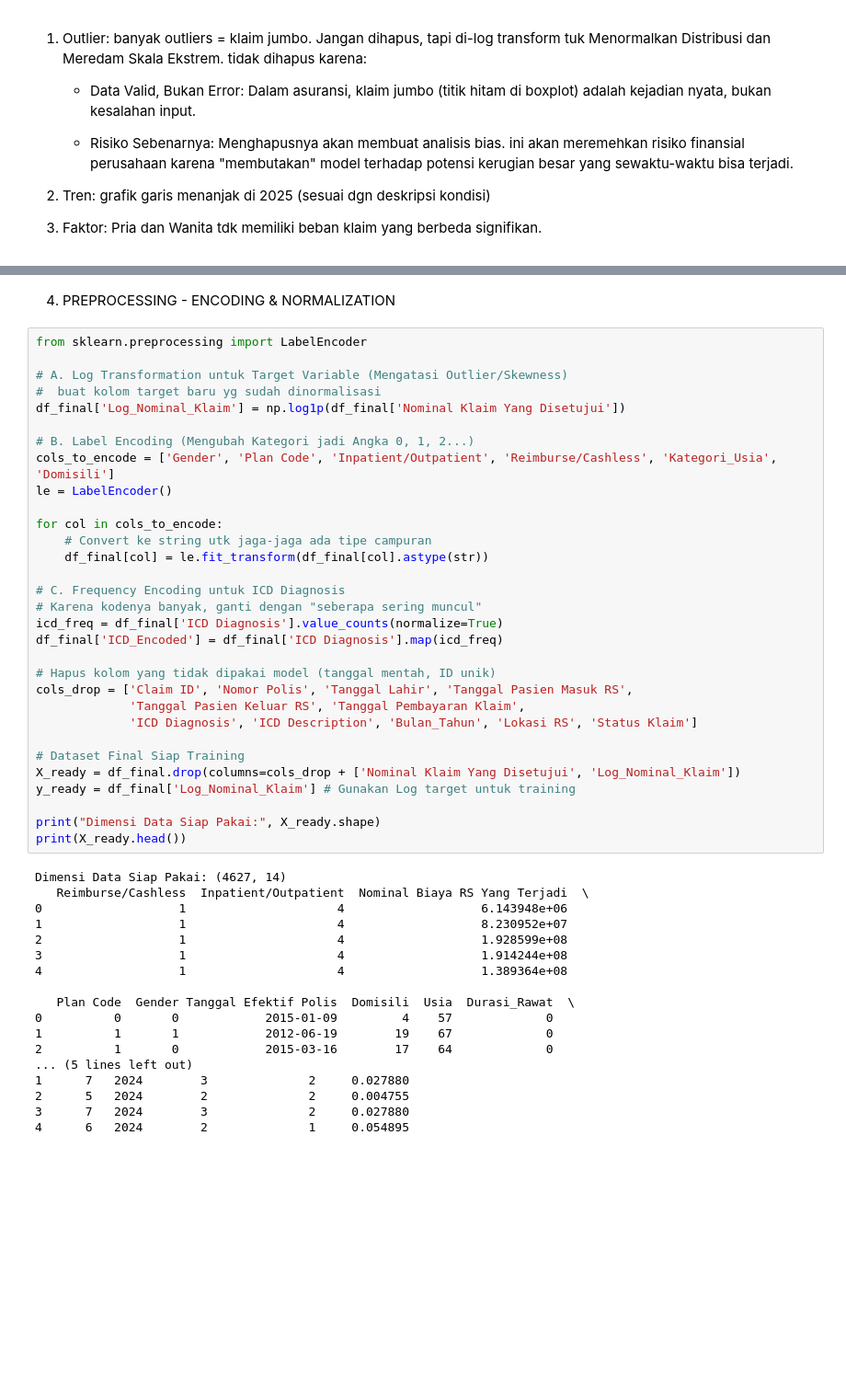
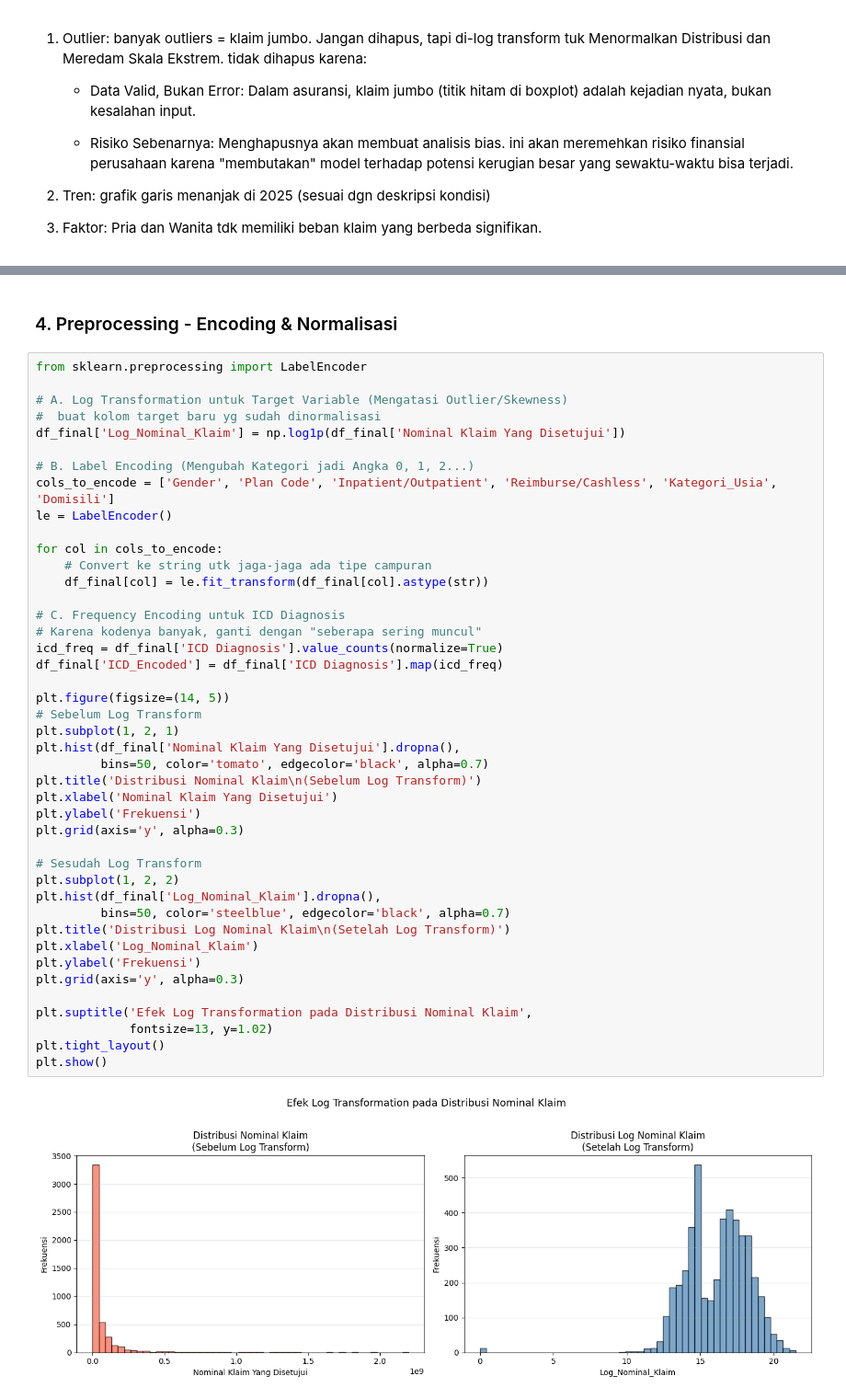
Before and after one commit to danwoy21/data-science-competition, a Jupyter notebook: main.ipynb, the cells around one changed output, grey strips where cells are left out. Shown at 92% size. Drawn from its saved outputs; the diff is of its cells as text; blank space fills up the shorter version.

```diff
--- a/main.ipynb
+++ b/main.ipynb
@@ -336,51 +640,47 @@ df_final['Kategori_Usia'] = pd.cut(df_final['Usia'], bins=[0, 18, 60, 100], labe
 # %% [markdown]
-4. PREPROCESSING - ENCODING & NORMALIZATION
+### 4. Preprocessing - Encoding & Normalisasi
 # %%
 from sklearn.preprocessing import LabelEncoder
 
 # A. Log Transformation untuk Target Variable (Mengatasi Outlier/Skewness)
 #  buat kolom target baru yg sudah dinormalisasi
 df_final['Log_Nominal_Klaim'] = np.log1p(df_final['Nominal Klaim Yang Disetujui'])
 
 # B. Label Encoding (Mengubah Kategori jadi Angka 0, 1, 2...)
 cols_to_encode = ['Gender', 'Plan Code', 'Inpatient/Outpatient', 'Reimburse/Cashless', 'Kategori_Usia', 'Domisili']
 le = LabelEncoder()
 
 for col in cols_to_encode:
     # Convert ke string utk jaga-jaga ada tipe campuran
     df_final[col] = le.fit_transform(df_final[col].astype(str))
 
 # C. Frequency Encoding untuk ICD Diagnosis
 # Karena kodenya banyak, ganti dengan "seberapa sering muncul"
 icd_freq = df_final['ICD Diagnosis'].value_counts(normalize=True)
 df_final['ICD_Encoded'] = df_final['ICD Diagnosis'].map(icd_freq)
 
-# Hapus kolom yang tidak dipakai model (tanggal mentah, ID unik)
-cols_drop = ['Claim ID', 'Nomor Polis', 'Tanggal Lahir', 'Tanggal Pasien Masuk RS',
-             'Tanggal Pasien Keluar RS', 'Tanggal Pembayaran Klaim',
-             'ICD Diagnosis', 'ICD Description', 'Bulan_Tahun', 'Lokasi RS', 'Status Klaim']
+plt.figure(figsize=(14, 5))
+# Sebelum Log Transform
+plt.subplot(1, 2, 1)
+plt.hist(df_final['Nominal Klaim Yang Disetujui'].dropna(),
+         bins=50, color='tomato', edgecolor='black', alpha=0.7)
+plt.title('Distribusi Nominal Klaim\n(Sebelum Log Transform)')
+plt.xlabel('Nominal Klaim Yang Disetujui')
+plt.ylabel('Frekuensi')
+plt.grid(axis='y', alpha=0.3)
 
-# Dataset Final Siap Training
-X_ready = df_final.drop(columns=cols_drop + ['Nominal Klaim Yang Disetujui', 'Log_Nominal_Klaim'])
-y_ready = df_final['Log_Nominal_Klaim'] # Gunakan Log target untuk training
+# Sesudah Log Transform
+plt.subplot(1, 2, 2)
+plt.hist(df_final['Log_Nominal_Klaim'].dropna(),
+         bins=50, color='steelblue', edgecolor='black', alpha=0.7)
+plt.title('Distribusi Log Nominal Klaim\n(Setelah Log Transform)')
+plt.xlabel('Log_Nominal_Klaim')
+plt.ylabel('Frekuensi')
+plt.grid(axis='y', alpha=0.3)
 
-print("Dimensi Data Siap Pakai:", X_ready.shape)
-print(X_ready.head())
+plt.suptitle('Efek Log Transformation pada Distribusi Nominal Klaim',
+             fontsize=13, y=1.02)
+plt.tight_layout()
+plt.show()
 # %% [output]
-Dimensi Data Siap Pakai: (4627, 14)
-   Reimburse/Cashless  Inpatient/Outpatient  Nominal Biaya RS Yang Terjadi  \
-0                   1                     4                   6.143948e+06
-1                   1                     4                   8.230952e+07
-2                   1                     4                   1.928599e+08
-3                   1                     4                   1.914244e+08
-4                   1                     4                   1.389364e+08
-
-   Plan Code  Gender Tanggal Efektif Polis  Domisili  Usia  Durasi_Rawat  \
-0          0       0            2015-01-09         4    57             0
-1          1       1            2012-06-19        19    67             0
-2          1       0            2015-03-16        17    64             0
-... (5 lines left out)
-1      7   2024        3              2     0.027880
-2      5   2024        2              2     0.004755
-3      7   2024        3              2     0.027880
-4      6   2024        2              1     0.054895
+[figure, added]
```
Also changed, not shown: parts of 29 cells of this notebook.
